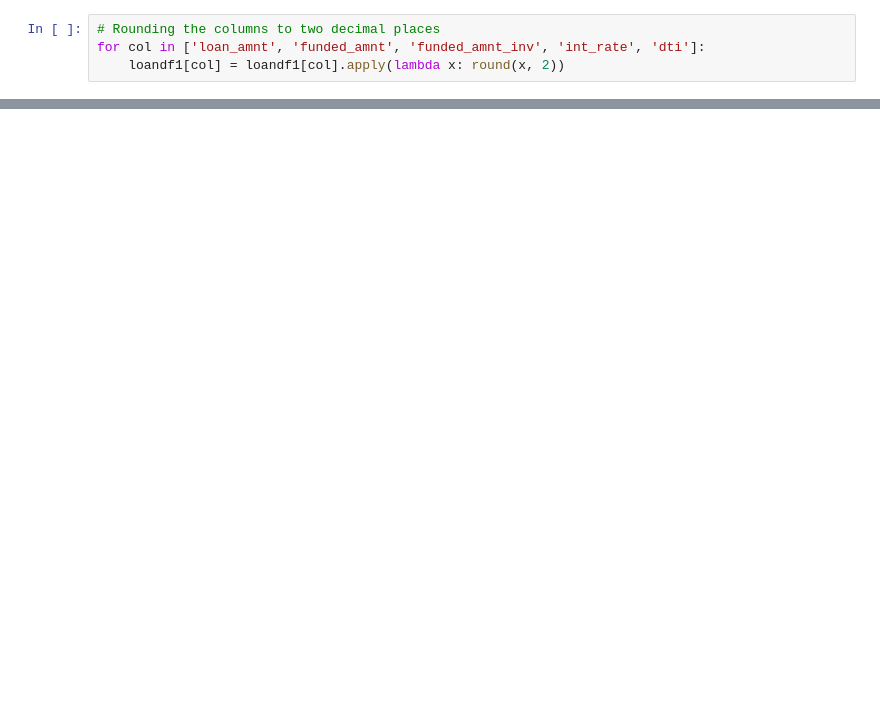
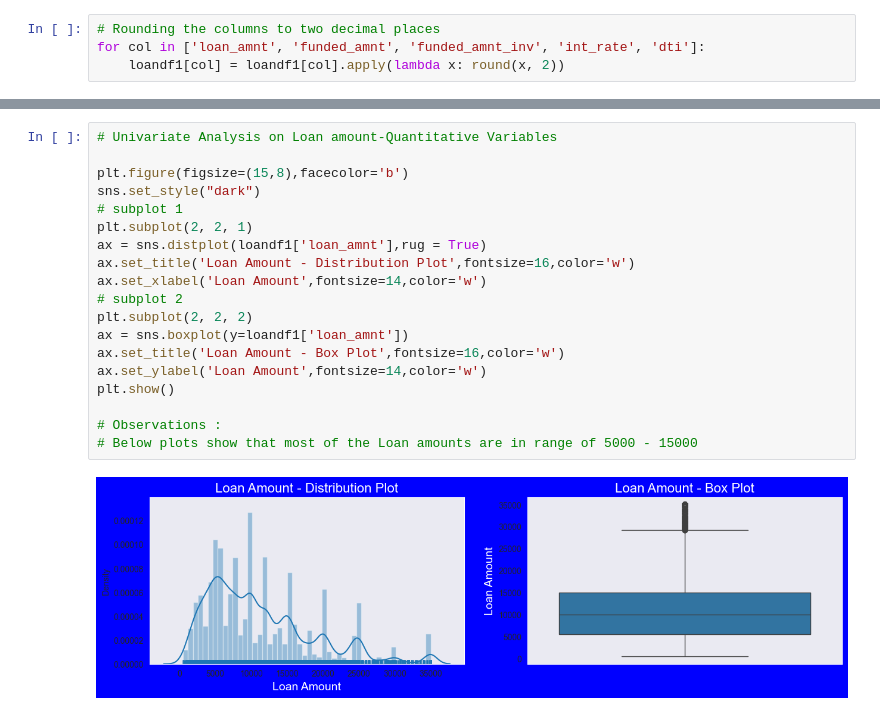
Before and after one commit to venkadesh-kannan/Lending-Club-Case-Study, a Jupyter notebook: venkadesh-kannan.ipynb, the cells around one changed output, grey strips where cells are left out. Drawn from its saved outputs; the diff is of its cells as text; blank space fills up the shorter version.

```diff
--- a/venkadesh-kannan.ipynb
+++ b/venkadesh-kannan.ipynb
@@ -143,0 +190,21 @@ for col in ['loan_amnt', 'funded_amnt', 'funded_amnt_inv', 'int_rate', 'dti']:
+# %%
+# Univariate Analysis on Loan amount-Quantitative Variables
+
+plt.figure(figsize=(15,8),facecolor='b')
+sns.set_style("dark")
+# subplot 1
+plt.subplot(2, 2, 1)
+ax = sns.distplot(loandf1['loan_amnt'],rug = True)
+ax.set_title('Loan Amount - Distribution Plot',fontsize=16,color='w')
+ax.set_xlabel('Loan Amount',fontsize=14,color='w')
+# subplot 2
+plt.subplot(2, 2, 2)
+ax = sns.boxplot(y=loandf1['loan_amnt'])
+ax.set_title('Loan Amount - Box Plot',fontsize=16,color='w')
+ax.set_ylabel('Loan Amount',fontsize=14,color='w')
+plt.show()
+
+# Observations :
+# Below plots show that most of the Loan amounts are in range of 5000 - 15000
+# %% [output]
+[figure, added]
```
Also changed, not shown: parts of 11 cells of this notebook.
